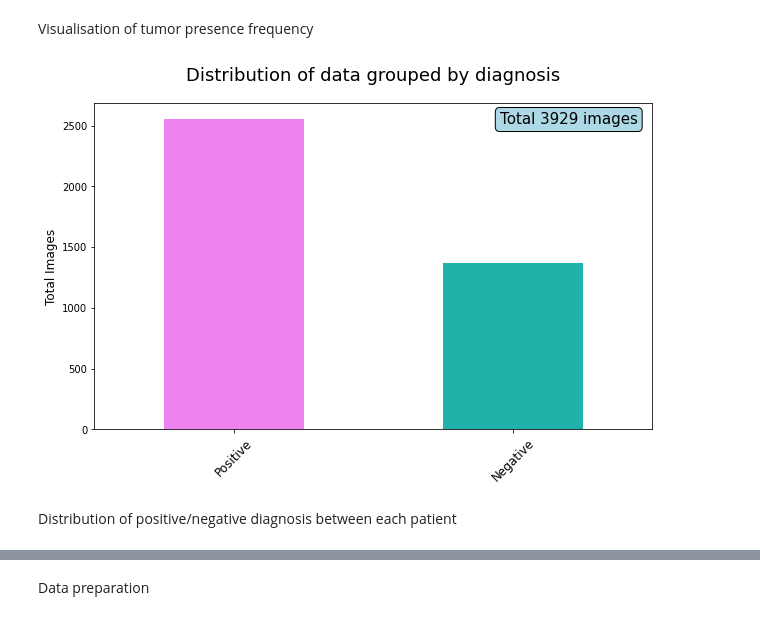
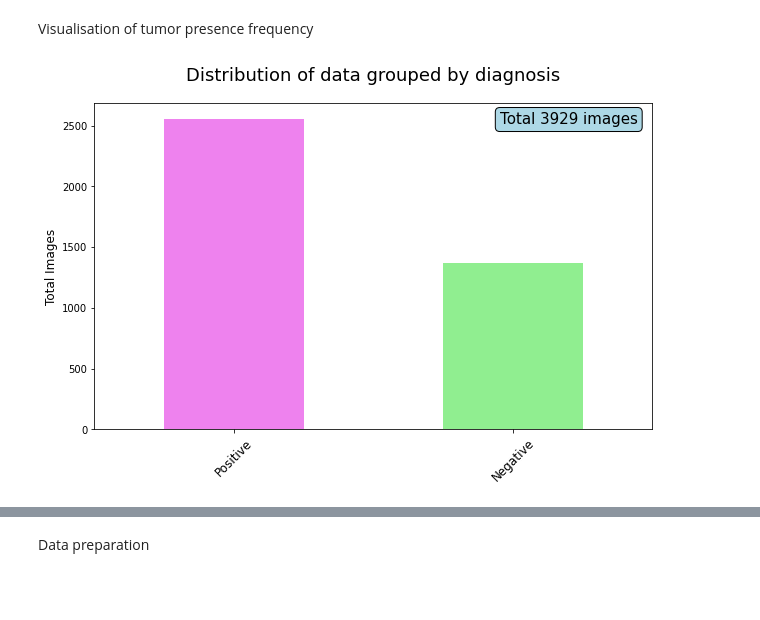
Before and after one commit to MarionSauvage/DL_Project_CS, a Jupyter notebook: notebook_marion.ipynb, the cells around one changed output, grey strips where cells are left out. Cells and saved outputs as stored; diff of their text form; code cells hidden in the pictures; blank space fills up the shorter version.

Commit message:
data visualisation

```diff
--- a/notebook_marion.ipynb
+++ b/notebook_marion.ipynb
@@ -86,31 +90,29 @@ Visualisation of tumor presence frequency
 # %%
 # Plot
 ax = dataset.tumor.value_counts().plot(kind='bar',
                                       stacked=True,
                                       figsize=(10, 6),
-                                     color=["violet", "lightseagreen"])
+                                     color=["violet", "lightgreen"])
 
 
 ax.set_xticklabels(["Positive", "Negative"], rotation=45, fontsize=12);
 ax.set_ylabel('Total Images', fontsize = 12)
 ax.set_title("Distribution of data grouped by diagnosis",fontsize = 18, y=1.05)
 
 # Annotate
 for i, rows in enumerate(dataset.tumor.value_counts().values):
     ax.annotate(int(rows), xy=(i, rows-12),
                 rotation=0, color="white",
                 ha="center", verticalalignment='bottom',
                 fontsize=15, fontweight="bold")
 
 ax.text(1.2, 2550, f"Total {len(dataset)} images", size=15,
         color="black",
          ha="center", va="center",
          bbox=dict(boxstyle="round",
                    fc=("lightblue"),
                    ec=("black"),
                    )
          );
 # %% [output]
-[figure, old version]
+[figure, new version]
-# %% [markdown]
-Distribution of positive/negative diagnosis between each patient
```
Also changed, not shown: parts of 7 cells of this notebook, 1 other file.
